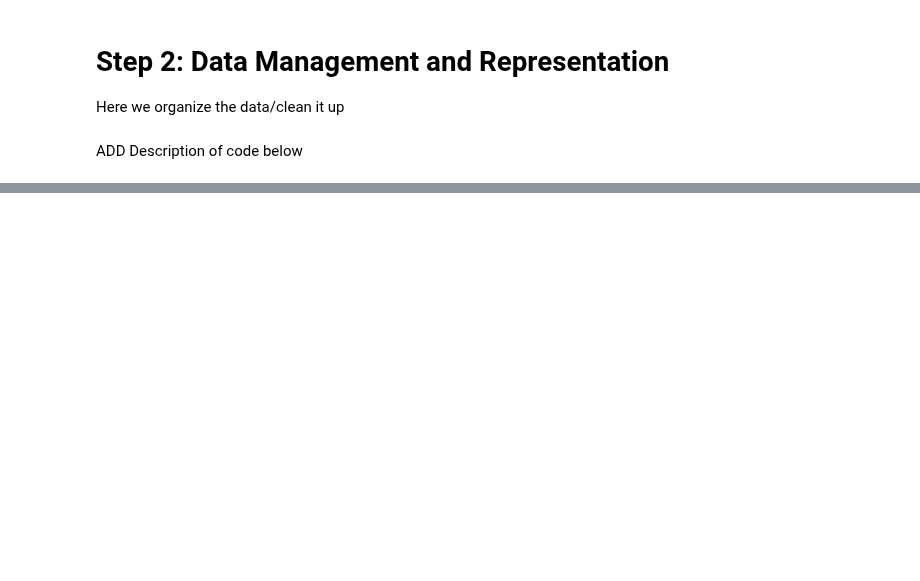
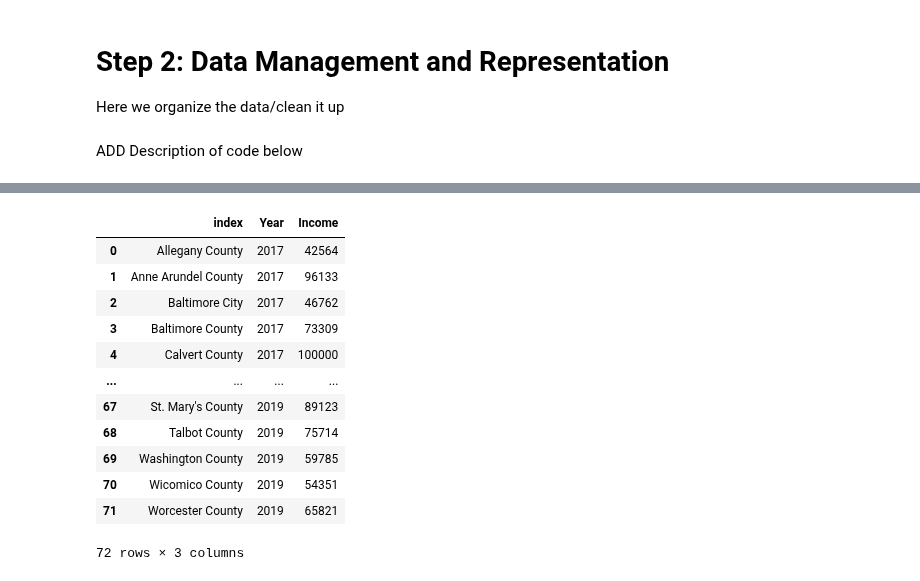
Before and after one commit to lgmueller/lgmueller.github.io, a Jupyter notebook: final-project/final-project.ipynb, the cells around one changed output, grey strips where cells are left out. Cells and saved outputs as stored; diff of their text form; code cells hidden in the pictures; blank space fills up the shorter version.

```diff
--- a/final-project/final-project.ipynb
+++ b/final-project/final-project.ipynb
@@ -110,3 +136,66 @@ crime_df
 | 71 | 1079 | Worcester County | 2019 | 51606 | 0 | 12 | 24 | 94 | 186 | ... |
 72 rows × 13 columns
+# %%
+# MEDIAN HOUSEHOLD INCOME DATA CLEANUP
+
+# remove all margin of error rows
+income_df = income_data[income_data['Data'] == 'Income']
+income_df
+
+# remove "Data" "MARYLAND", AND "Date Created" columns
+
+income_df = income_df.drop(columns = ['Date created', 'Data', 'MARYLAND'])
+
+
+# only keep rows for years 2017, 2018, and 2019
+income_17 = income_df[income_df['Year'] == 2017]
+income_18 = income_df[income_df['Year'] == 2018]
+income_19 = income_df[income_df['Year'] == 2019]
+
+# transpose data frame so county names are rows (similar to violent crime data frame)
+income_17 = income_17.T
+# delete year column
+income_17 = income_17.iloc[1:, :]
+# rename column to income
+income_17.rename(columns = {14:'Income'}, inplace = True)
+# add year column
+income_17 = income_17.assign(Year='2017')[['Year'] + income_17.columns.tolist()]
+
+# transpose data frame so county names are rows (similar to violent crime data frame)
+income_18 = income_18.T
+# delete year column
+income_18 = income_18.iloc[1:, :]
+# rename column to income
+income_18.rename(columns = {16:'Income'}, inplace = True)
+# add year column
+income_18 = income_18.assign(Year='2018')[['Year'] + income_18.columns.tolist()]
+
+# transpose data frame so county names are rows (similar to violent crime data frame)
+income_19 = income_19.T
+# delete year column
+income_19 = income_19.iloc[1:, :]
+# rename column to income
+income_19.rename(columns = {18:'Income'}, inplace = True)
+# add year column
+income_19 = income_19.assign(Year='2019')[['Year'] + income_19.columns.tolist()]
+
+# merge all three dataframes
+income_df = pd.concat([income_17, income_18, income_19])
+income_df.reset_index(inplace=True)
+
+income_df
+# %% [output]
+|  | index | Year | Income |
+| 0 | Allegany County | 2017 | 42564 |
+| 1 | Anne Arundel County | 2017 | 96133 |
+| 2 | Baltimore City | 2017 | 46762 |
+| 3 | Baltimore County | 2017 | 73309 |
+| 4 | Calvert County | 2017 | 100000 |
+| ... | ... | ... | ... |
+| 67 | St. Mary's County | 2019 | 89123 |
+| 68 | Talbot County | 2019 | 75714 |
+| 69 | Washington County | 2019 | 59785 |
+| 70 | Wicomico County | 2019 | 54351 |
+| 71 | Worcester County | 2019 | 65821 |
+72 rows × 3 columns
 # %% [markdown]
```
Also changed, not shown: parts of 8 cells of this notebook.
